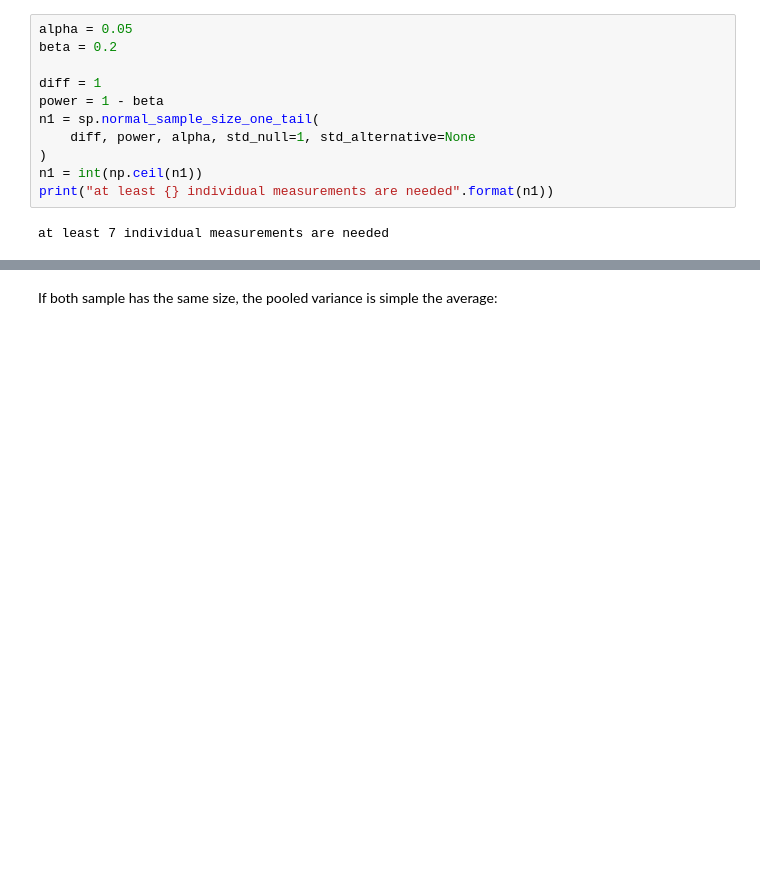
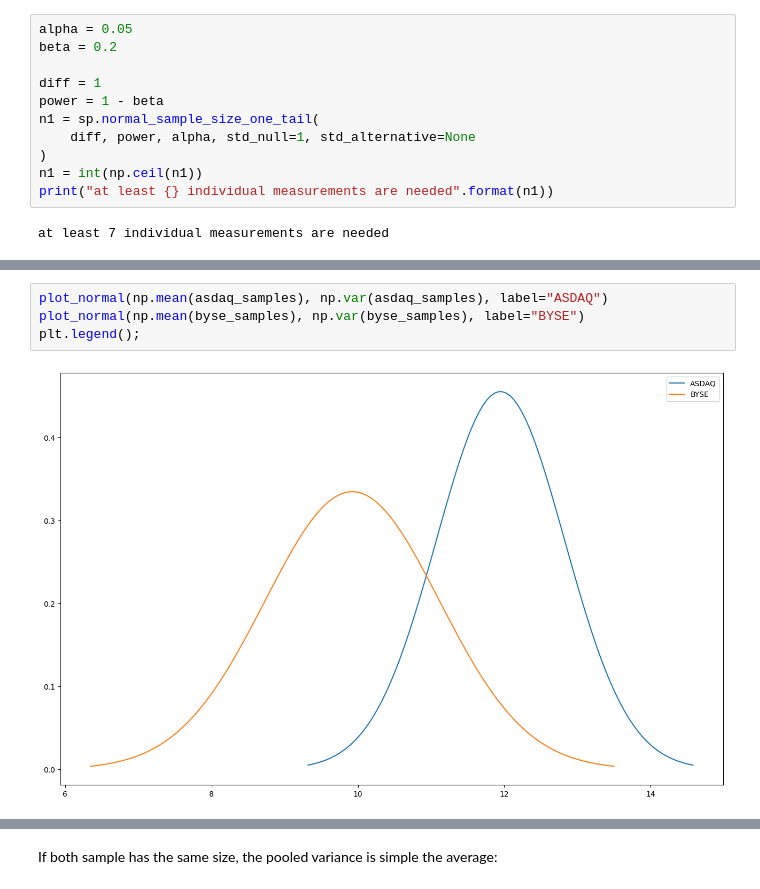
Before and after one commit to alextanhongpin/python-experimentation-for-engineers, a Jupyter notebook: 02_ab_testing.v2.ipynb, the cells around one changed output, grey strips where cells are left out. Saved outputs shown, nothing was run; the diff lists cells and outputs as text; blank space fills up the shorter version.

```diff
--- a/02_ab_testing.v2.ipynb
+++ b/02_ab_testing.v2.ipynb
@@ -155,3 +166,9 @@ sem=0.1694 | std=0.9124 | mean=9.7618
+# %%
+plot_normal(np.mean(asdaq_samples), np.var(asdaq_samples), label="ASDAQ")
+plot_normal(np.mean(byse_samples), np.var(byse_samples), label="BYSE")
+plt.legend();
+# %% [output]
+[figure, added]
 # %%
 # NOTE: The position of the X values are important.
 # X1 - X2, for smaller alternative.
```
Also changed, not shown: parts of 24 cells of this notebook, 6 other files.
